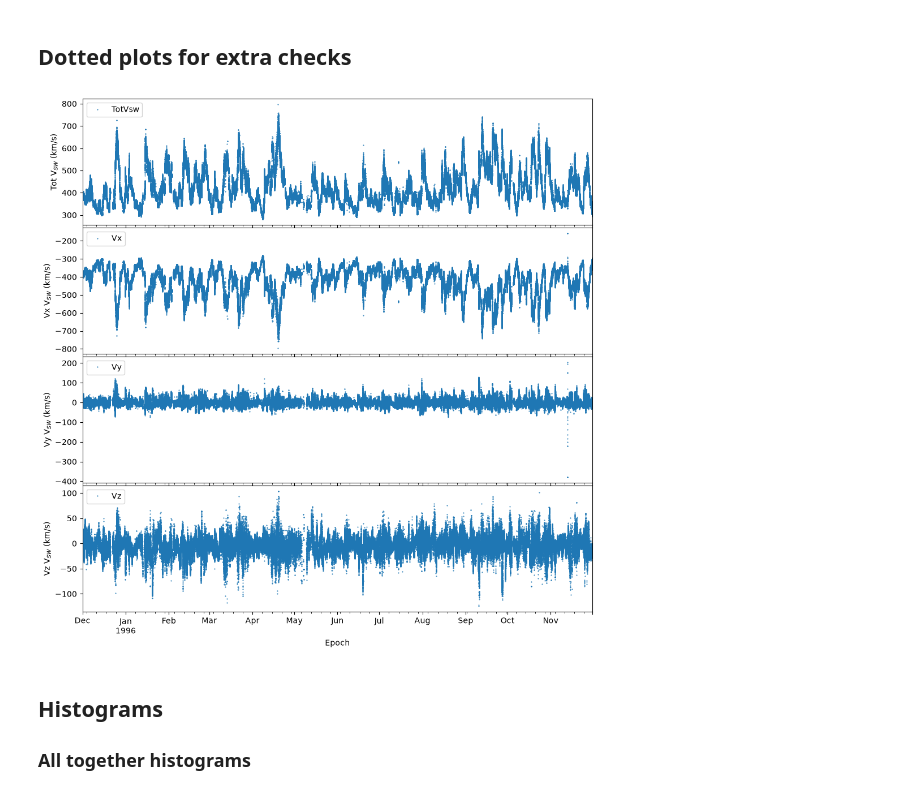
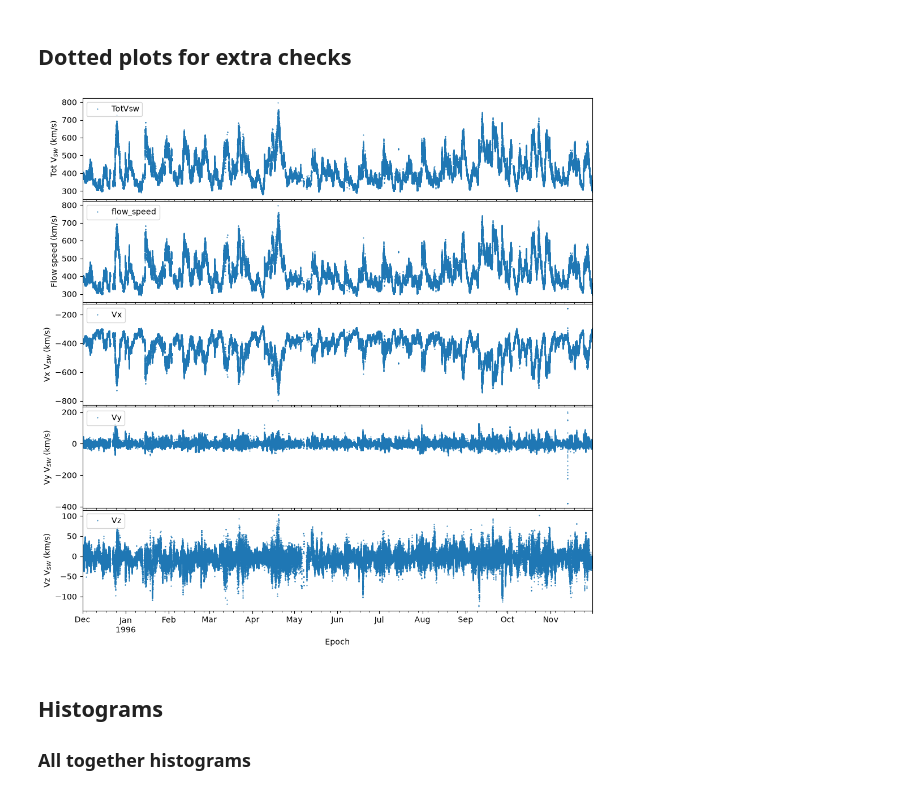
Before and after one commit to rahyndman/SolarWindCode, a Jupyter notebook: PlottingData.ipynb, the cells around one changed output. Saved outputs shown, nothing was run; the diff lists cells and outputs as text; code cells hidden in the pictures.

Commit message:
Making code easier to repeat in anticipation for many date ranges.

```diff
--- a/PlottingData.ipynb
+++ b/PlottingData.ipynb
@@ -172,0 +103,18 @@ plt.legend(loc="upper right")
+# %%
+def AddTotVsw(dataTimeSeries):
+
+    TotVsw = np.sqrt(dataTimeSeries._data["Vx"]**2 +
+                     dataTimeSeries._data["Vy"]**2 +
+                     dataTimeSeries._data["Vz"]**2)
+    dataTimeSeries = dataTimeSeries.add_column("TotVsw", TotVsw)
+    return dataTimeSeries
+
+def PlotVsw(dataTimeSeries):
+    fig, ax = plt.subplots()
+    dataTimeSeries.plot(columns=["TotVsw", "flow_speed", "Vx", "Vy", "Vz"], alpha = 0.5)
+    plt.legend(loc="upper right")
+    # plt.ylim(-450,900)
+    # print(dataTSFirstDates._data[""].unique())
+
+dataTSFirstDates = AddTotVsw(dataTSFirstDates)
+PlotVsw(dataTSFirstDates)
@@ -234,37 +148,38 @@ plt.legend(loc="upper right")
 ## Dotted plots for extra checks
 # %%
 # Code for dotted plots
-fig, ax  = plt.subplots(4, sharex=True, figsize=(10, 10))
 
-# total OMNI speed
-OMNIC23Min._data["TotVsw"].plot(ax=ax[0], marker='.', ls='', ms=1)
-ax[0].set_ylabel("Tot V$_{SW}$ (km/s)")
-# plt.axhline(400, ls="dashed")
+def PlotVswDotted(dataTimeSeries):
+    fig, ax  = plt.subplots(5, sharex=True, figsize=(10, 10))
+    # total OMNI speed
+    dataTimeSeries._data["TotVsw"].plot(ax=ax[0], marker='.', ls='', ms=1)
+    ax[0].set_ylabel("Tot V$_{SW}$ (km/s)")
+    # flow speed
+    dataTimeSeries._data["flow_speed"].plot(ax=ax[1], marker='.', ls='', ms=1)
+    ax[1].set_ylabel("Flow speed (km/s)")
+    # components of OMNI speed, Vx
+    dataTimeSeries._data["Vx"].plot(ax=ax[2], marker='.', ls='', ms=1) # this is getting negative results, which makes sense if V_GSM_0 is the X GSM axis (towards the Sun) since the SW will be flowing in the opposite direction.
+    ax[2].set_ylabel("Vx V$_{SW}$ (km/s)")
+    # components of OMNI speed, Vy
+    dataTimeSeries._data["Vy"].plot(ax=ax[3], marker='.', ls='', ms=1) # this is likely Y then (essentially along the west->east line of the (center of the) Earth).
+    ax[3].set_ylabel("Vy V$_{SW}$ (km/s)")
+    # components of OMNI speed, Vz
+    dataTimeSeries._data["Vz"].plot(ax=ax[4], marker='.', ls='', ms=1) # and this is likely Z then (essentially along the south->north line of the (center of the) Earth).  I guess you'd expect these components to be lower than the radial one as the solar OMNI is mostly radial/along the Parker spiral
+    ax[4].set_ylabel("Vz V$_{SW}$ (km/s)")
 
-# components of OMNI speed
-OMNIC23Min._data["Vx"].plot(ax=ax[1], marker='.', ls='', ms=1) # this is getting negative results, which makes sense if V_GSM_0 is the X GSM axis (towards the Sun) since the SW will be flowing in the opposite direction.
-ax[1].set_ylabel("Vx V$_{SW}$ (km/s)")
+    for aa in ax:
+        aa.legend(loc="upper left")
+        # aa.axvline("2022-01-29 00:00", color='k')
+        # aa.axvline("2022-01-30 02:00", color='k', ls="dashed")
+        # aa.set_ylim(-400,400)
 
-# components of OMNI speed
-OMNIC23Min._data["Vy"].plot(ax=ax[2], marker='.', ls='', ms=1) # this is likely Y then (essentially along the west->east line of the (center of the) Earth).
-ax[2].set_ylabel("Vy V$_{SW}$ (km/s)")
+    # ax[4].set_xlabel("Time")
+    plt.tight_layout()
+    plt.subplots_adjust(hspace=0.02)
 
-# components of OMNI speed
-OMNIC23Min._data["Vz"].plot(ax=ax[3], marker='.', ls='', ms=1) # and this is likely Z then (essentially along the south->north line of the (center of the) Earth).  I guess you'd expect these components to be lower than the radial one as the solar OMNI is mostly radial/along the Parker spiral
-ax[3].set_ylabel("Vz V$_{SW}$ (km/s)")
-
-for aa in ax:
-    aa.legend(loc="upper left")
-    # aa.axvline("2022-01-29 00:00", color='k')
-    # aa.axvline("2022-01-30 02:00", color='k', ls="dashed")
-    # aa.set_ylim(-400,400)
-
-# ax[0].set_xlim(psp_spc.time[0].datetime, psp_spc.time[-1].datetime)
-# ax[4].set_xlabel("Time")
-plt.tight_layout()
-plt.subplots_adjust(hspace=0.02)
+PlotVswDotted(dataTSFirstDates)
 # %% [output]
-[figure, old version]
+[figure, new version]
 # %% [markdown]
 ## Histograms
 
```
Also changed, not shown: parts of 15 cells of this notebook.
